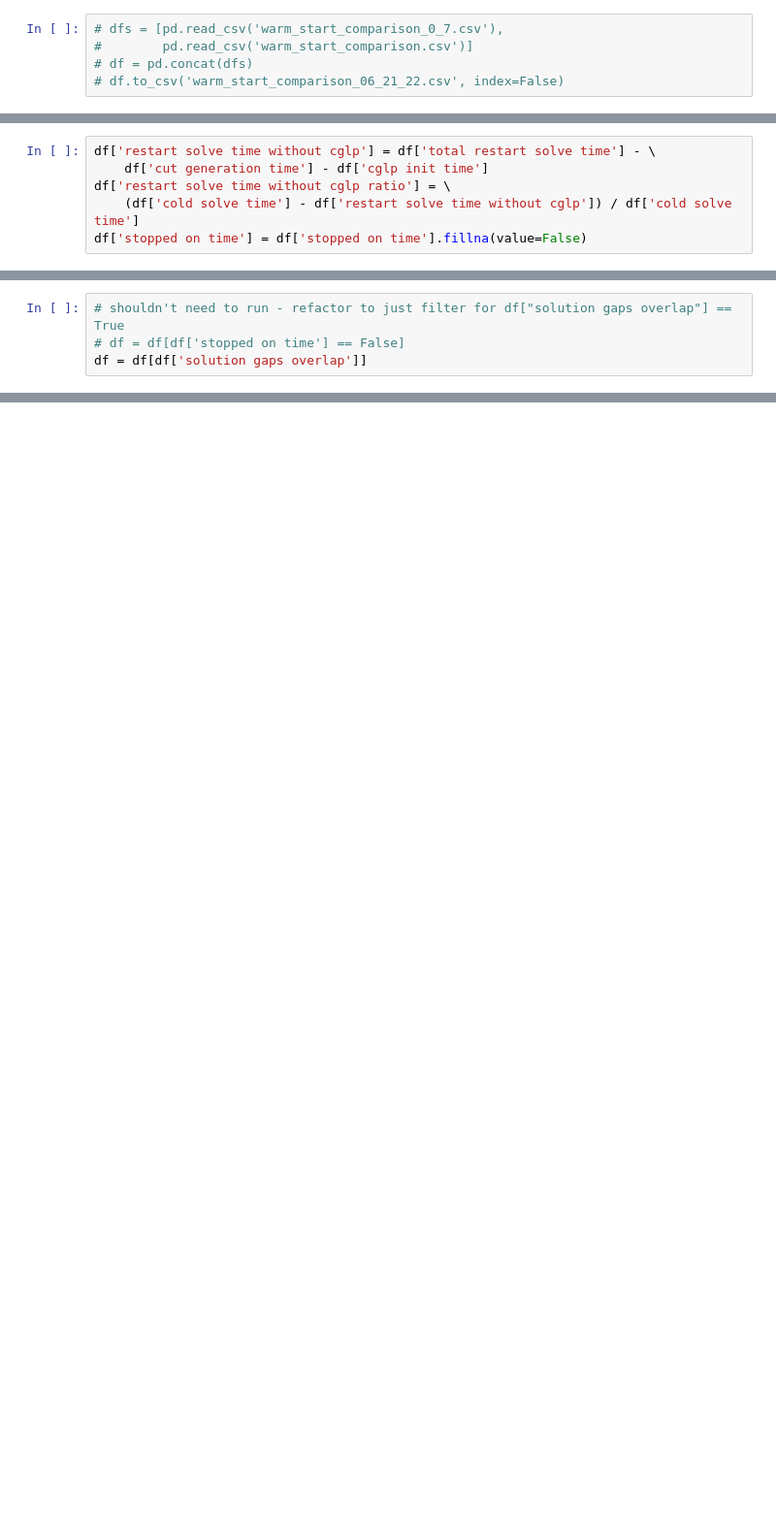
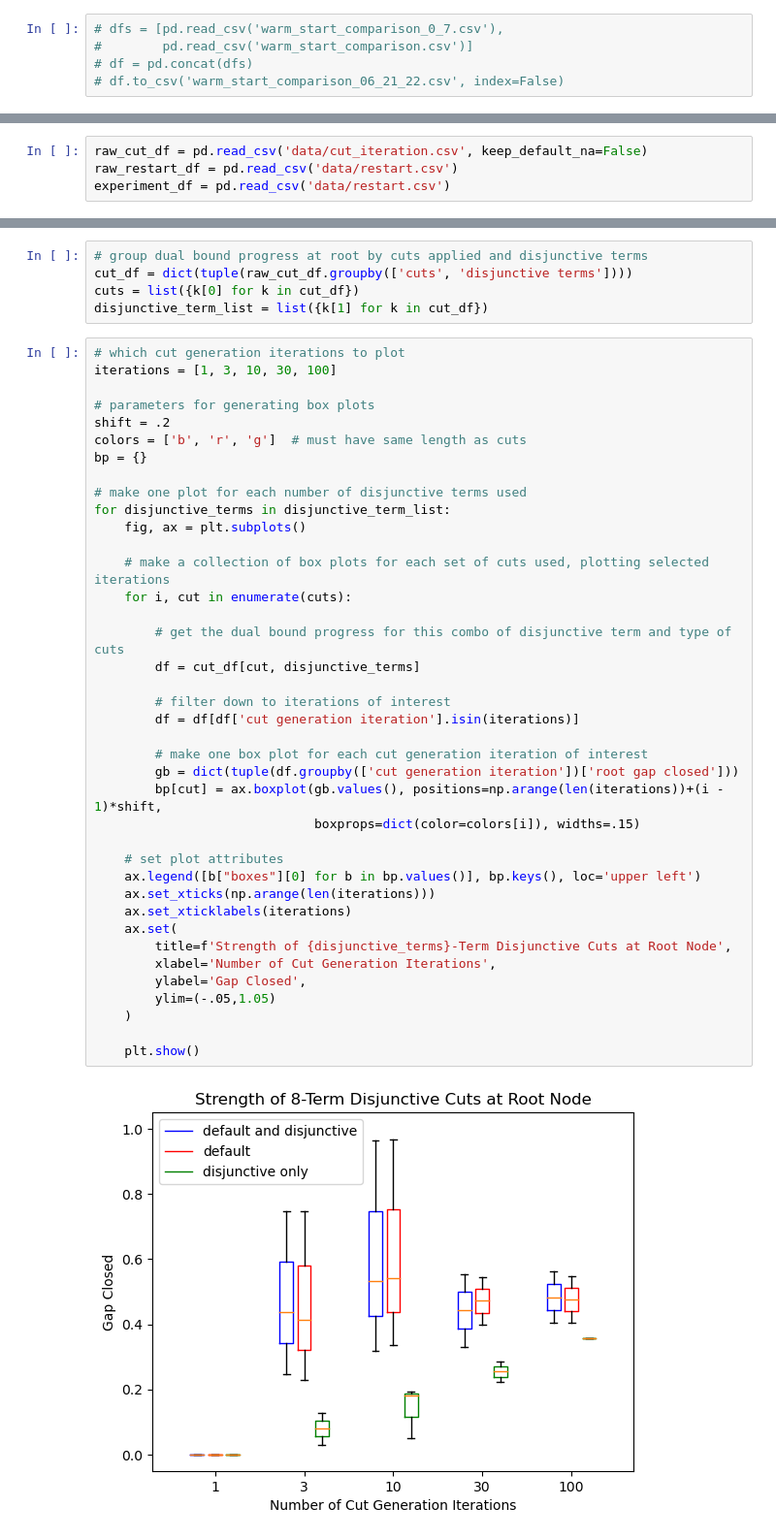
Before and after one commit to spkelle2/warm_starting_series_of_MILPs, a Jupyter notebook: experiments/graphs.ipynb, the cells around one changed output, grey strips where cells are left out. Shown at 97% size. Cells and saved outputs as stored; diff of their text form; blank space fills up the shorter version.

Commit message:
created experiment runner

```diff
--- a/experiments/graphs.ipynb
+++ b/experiments/graphs.ipynb
@@ -26,6 +10,0 @@ if 'cut generation time' not in df.columns:
-# %%
-df['restart solve time without cglp'] = df['total restart solve time'] - \
-    df['cut generation time'] - df['cglp init time']
-df['restart solve time without cglp ratio'] = \
-    (df['cold solve time'] - df['restart solve time without cglp']) / df['cold solve time']
-df['stopped on time'] = df['stopped on time'].fillna(value=False)
@@ -37,4 +10,0 @@ df
-# %%
-# shouldn't need to run - refactor to just filter for df["solution gaps overlap"] == True
-# df = df[df['stopped on time'] == False]
-df = df[df['solution gaps overlap']]
@@ -172,0 +11,4 @@ for metric, name in title.items():
+# %%
+raw_cut_df = pd.read_csv('data/cut_iteration.csv', keep_default_na=False)
+raw_restart_df = pd.read_csv('data/restart.csv')
+experiment_df = pd.read_csv('data/restart.csv')
@@ -172,0 +31,46 @@ for metric, name in title.items():
+# %%
+# group dual bound progress at root by cuts applied and disjunctive terms
+cut_df = dict(tuple(raw_cut_df.groupby(['cuts', 'disjunctive terms'])))
+cuts = list({k[0] for k in cut_df})
+disjunctive_term_list = list({k[1] for k in cut_df})
+# %%
+# which cut generation iterations to plot
+iterations = [1, 3, 10, 30, 100]
+
+# parameters for generating box plots
+shift = .2
+colors = ['b', 'r', 'g']  # must have same length as cuts
+bp = {}
+
+# make one plot for each number of disjunctive terms used
+for disjunctive_terms in disjunctive_term_list:
+    fig, ax = plt.subplots()
+
+    # make a collection of box plots for each set of cuts used, plotting selected iterations
+    for i, cut in enumerate(cuts):
+
+        # get the dual bound progress for this combo of disjunctive term and type of cuts
+        df = cut_df[cut, disjunctive_terms]
+
+        # filter down to iterations of interest
+        df = df[df['cut generation iteration'].isin(iterations)]
+
+        # make one box plot for each cut generation iteration of interest
+        gb = dict(tuple(df.groupby(['cut generation iteration'])['root gap closed']))
+        bp[cut] = ax.boxplot(gb.values(), positions=np.arange(len(iterations))+(i - 1)*shift,
+                             boxprops=dict(color=colors[i]), widths=.15)
+
+    # set plot attributes
+    ax.legend([b["boxes"][0] for b in bp.values()], bp.keys(), loc='upper left')
+    ax.set_xticks(np.arange(len(iterations)))
+    ax.set_xticklabels(iterations)
+    ax.set(
+        title=f'Strength of {disjunctive_terms}-Term Disjunctive Cuts at Root Node',
+        xlabel='Number of Cut Generation Iterations',
+        ylabel='Gap Closed',
+        ylim=(-.05,1.05)
+    )
+
+    plt.show()
+# %% [output]
+[figure, added]
```
Also changed, not shown: parts of 18 cells of this notebook, 17 other files.
